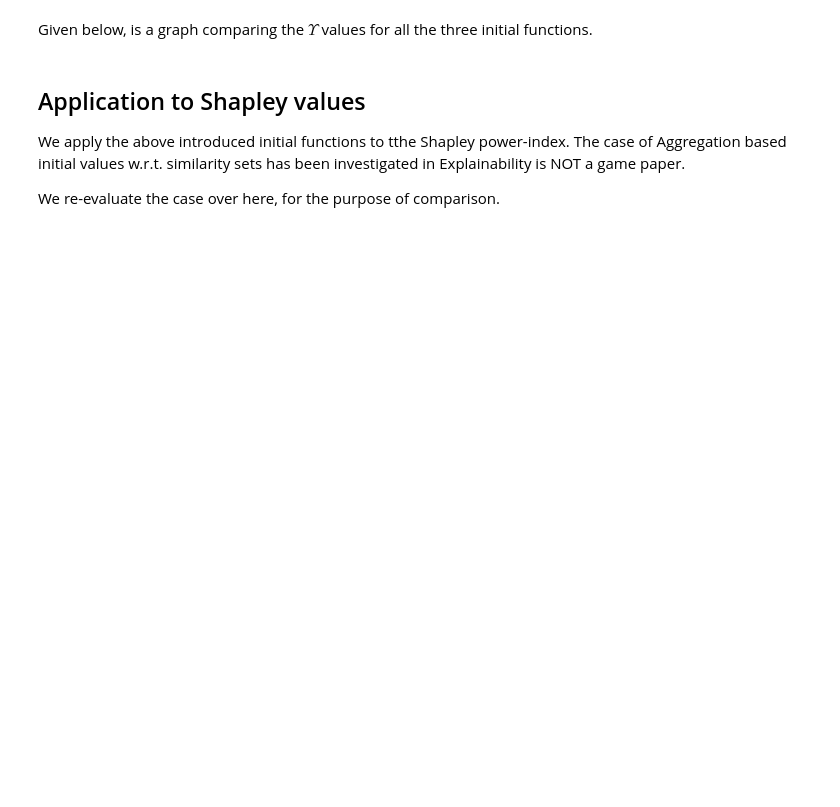
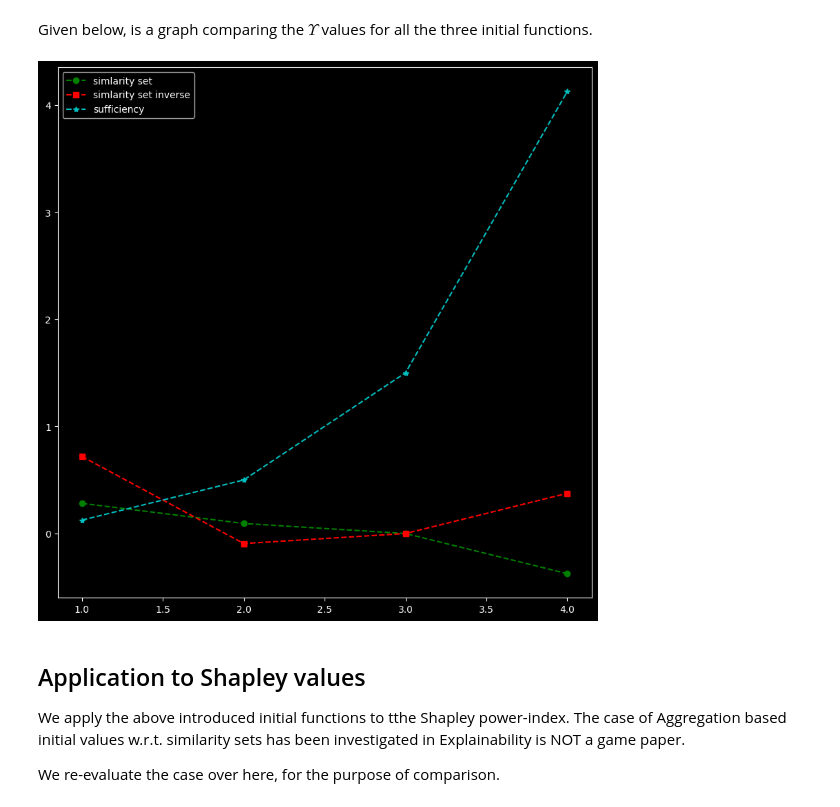
Before and after one commit to filipnaudot/powerXAI, a Jupyter notebook: Upsilon_values_example.ipynb, the cells around one changed output. Cells and saved outputs as stored; diff of their text form; code cells hidden in the pictures; blank space fills up the shorter version.

```diff
--- a/Upsilon_values_example.ipynb
+++ b/Upsilon_values_example.ipynb
@@ -359,40 +446,41 @@ Given below, is a graph comparing the $\Upsilon$ values for all the three initia
 # %%
 from src.powerxai.upsilon_value import upsilon_value
 import matplotlib.pyplot as plt
 
 def comparison_upsilon_values ():
 
   xaxis =[]
 
   yaxis_sim_set =[]
   yaxis_sim_set_inverse =[]
   yaxis_sim_suff =[]
 
   for i in range (1, 5):
     xaxis. append (i)
 
-  for i in range (1, 5)
-    yaxis_sim_set. append ( upsilon_value(i, 4, aggregation_sim_set) )
+  for i in range (1, 5):
+    yaxis_sim_set. append ( upsilon_value(i, [0,1,2,3], aggregation_sim_set) )
 
-  for i in range (1, 5)
-    yaxis_sim_set_inverse. append ( upsilon_value(i, 4, aggregation_sim_set) )
+  for i in range (1, 5):
+    yaxis_sim_set_inverse. append ( upsilon_value(i, [0,1,2,3], aggregation_sim_set_inverse) )
 
-  for i in range (1, 5)
-    yaxis_sim_suff. append ( upsilon_value(i, 4, aggregation_sim_set) )
+  for i in range (1, 5):
+    yaxis_sim_suff. append ( upsilon_value(i, [0,1,2,3], aggregation_suff) )
 
   plt.style.use ( "dark_background" )
   fig = plt.figure()
   fig.set_figwidth (10)
   fig.set_figheight (10)
 
-  plt.plot (xaxis, [0,0,0,0], 'w-.', linewidth = 0.5)
   plt.plot (xaxis, yaxis_sim_set, 'go', linestyle = 'dashed', label= 'simlarity set')
   plt.plot (xaxis, yaxis_sim_set_inverse, 'rs', linestyle = 'dashed', label= 'simlarity set inverse')
   plt.plot (xaxis, yaxis_sim_suff, 'c*', linestyle = 'dashed', label= 'sufficiency')
 
-  plt.show()
+  plt.legend()
 
 comparison_upsilon_values ()
+# %% [output]
+[figure, added]
 # %% [markdown]
 ## Application to Shapley values
 
```
Also changed, not shown: parts of 26 cells of this notebook.
